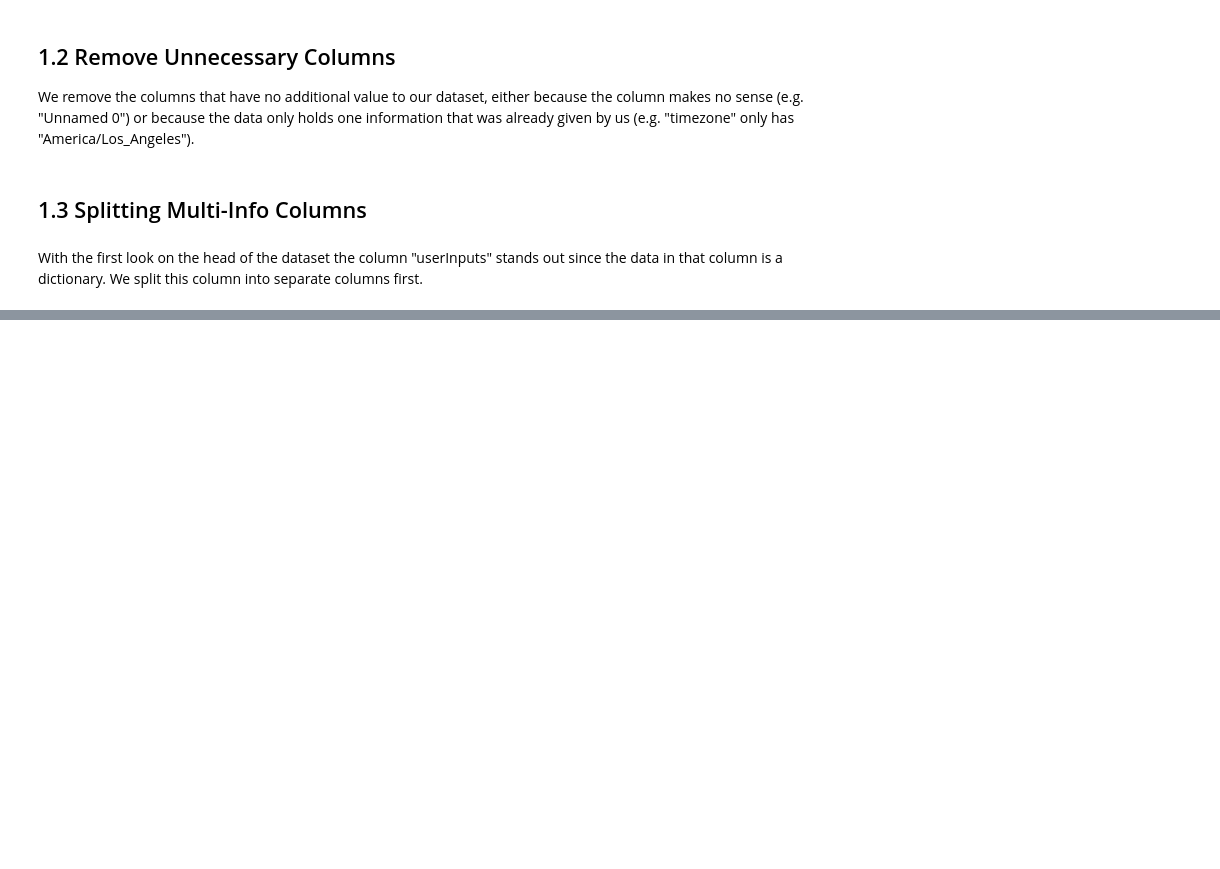
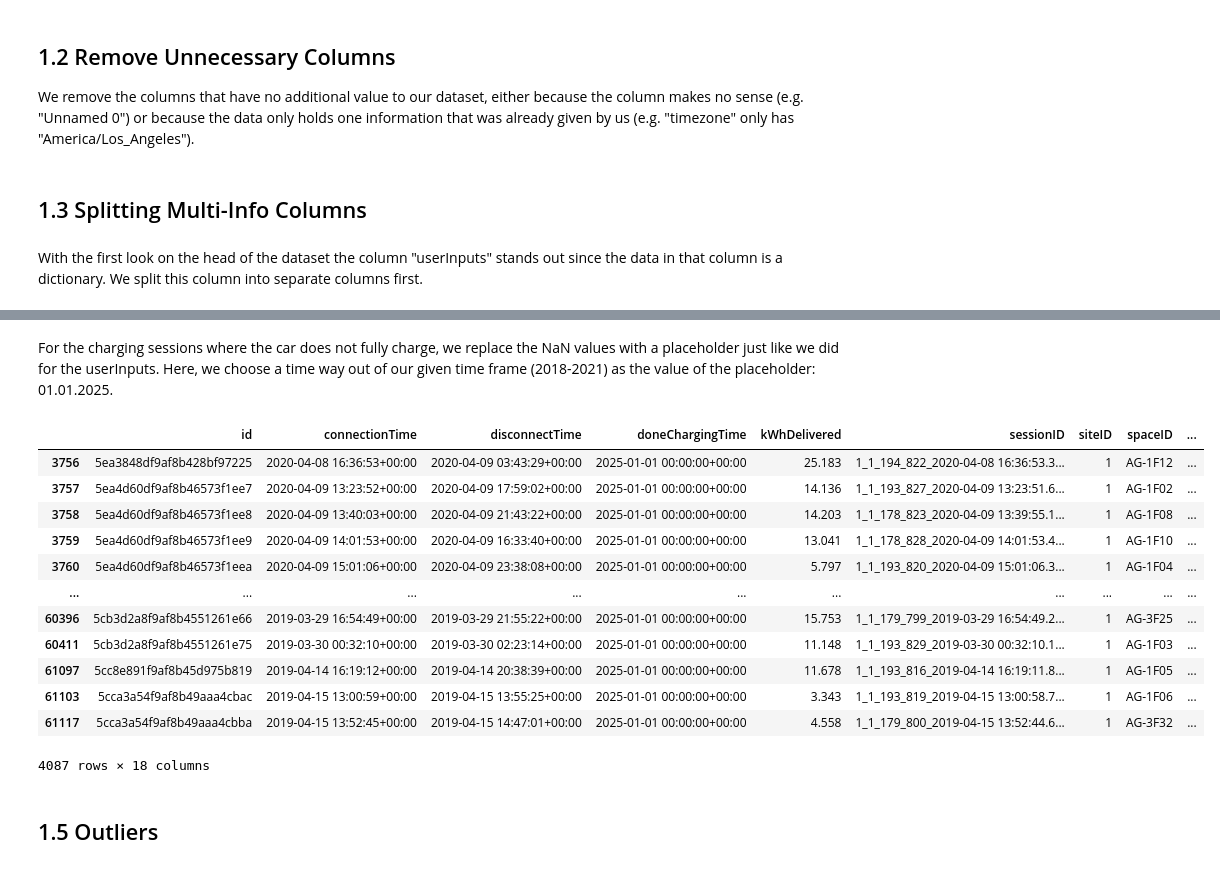
Before and after one commit to ge02/GinyuForce, a Jupyter notebook: 01_Data_Preparation.ipynb, the cells around one changed output, grey strips where cells are left out. Cells and saved outputs as stored; diff of their text form; code cells hidden in the pictures; blank space fills up the shorter version.

```diff
--- a/01_Data_Preparation.ipynb
+++ b/01_Data_Preparation.ipynb
@@ -95,0 +119,8 @@ charging_set
+# %%
+# check number of duplicates
+n_duplicates = charging_set.duplicated().sum()
+print("sum of duplicates:", n_duplicates)
+
+# remove all duplicates
+charging_set.drop_duplicates(inplace=True)
+(charging_set.head(5))
@@ -95,0 +308,4 @@ charging_set
+# %%
+# update doneChargingTime to disconnectTime for rows where the condition is not satisfied
+charging_set.loc[~condition & charging_set['doneChargingTime'].notna(), 'doneChargingTime'] = charging_set.loc[~condition & charging_set['doneChargingTime'].notna(), 'disconnectTime']
+charging_set[~condition][['doneChargingTime', 'disconnectTime']]
@@ -95,0 +326,22 @@ charging_set
+# %% [markdown]
+For the charging sessions where the car does not fully charge, we replace the NaN values with a placeholder just like we did for the userInputs. Here, we choose a time way out of our given time frame (2018-2021) as the value of the placeholder: 01.01.2025.
+# %%
+placeholder_datetime = pd.to_datetime('2025-01-01 00:00:00+00:00')
+charging_set["doneChargingTime"] = charging_set["doneChargingTime"].fillna(placeholder_datetime)
+charging_set[charging_set['doneChargingTime'] == placeholder_datetime]
+# %% [output]
+|  | id | connectionTime | disconnectTime | doneChargingTime | kWhDelivered | sessionID | siteID | spaceID | ... |
+| 3756 | 5ea3848df9af8b428bf97225 | 2020-04-08 16:36:53+00:00 | 2020-04-09 03:43:29+00:00 | 2025-01-01 00:00:00+00:00 | 25.183 | 1_1_194_822_2020-04-08 16:36:53.3... | 1 | AG-1F12 | ... |
+| 3757 | 5ea4d60df9af8b46573f1ee7 | 2020-04-09 13:23:52+00:00 | 2020-04-09 17:59:02+00:00 | 2025-01-01 00:00:00+00:00 | 14.136 | 1_1_193_827_2020-04-09 13:23:51.6... | 1 | AG-1F02 | ... |
+| 3758 | 5ea4d60df9af8b46573f1ee8 | 2020-04-09 13:40:03+00:00 | 2020-04-09 21:43:22+00:00 | 2025-01-01 00:00:00+00:00 | 14.203 | 1_1_178_823_2020-04-09 13:39:55.1... | 1 | AG-1F08 | ... |
+| 3759 | 5ea4d60df9af8b46573f1ee9 | 2020-04-09 14:01:53+00:00 | 2020-04-09 16:33:40+00:00 | 2025-01-01 00:00:00+00:00 | 13.041 | 1_1_178_828_2020-04-09 14:01:53.4... | 1 | AG-1F10 | ... |
+| 3760 | 5ea4d60df9af8b46573f1eea | 2020-04-09 15:01:06+00:00 | 2020-04-09 23:38:08+00:00 | 2025-01-01 00:00:00+00:00 | 5.797 | 1_1_193_820_2020-04-09 15:01:06.3... | 1 | AG-1F04 | ... |
+| ... | ... | ... | ... | ... | ... | ... | ... | ... | ... |
+| 60396 | 5cb3d2a8f9af8b4551261e66 | 2019-03-29 16:54:49+00:00 | 2019-03-29 21:55:22+00:00 | 2025-01-01 00:00:00+00:00 | 15.753 | 1_1_179_799_2019-03-29 16:54:49.2... | 1 | AG-3F25 | ... |
+| 60411 | 5cb3d2a8f9af8b4551261e75 | 2019-03-30 00:32:10+00:00 | 2019-03-30 02:23:14+00:00 | 2025-01-01 00:00:00+00:00 | 11.148 | 1_1_193_829_2019-03-30 00:32:10.1... | 1 | AG-1F03 | ... |
+| 61097 | 5cc8e891f9af8b45d975b819 | 2019-04-14 16:19:12+00:00 | 2019-04-14 20:38:39+00:00 | 2025-01-01 00:00:00+00:00 | 11.678 | 1_1_193_816_2019-04-14 16:19:11.8... | 1 | AG-1F05 | ... |
+| 61103 | 5cca3a54f9af8b49aaa4cbac | 2019-04-15 13:00:59+00:00 | 2019-04-15 13:55:25+00:00 | 2025-01-01 00:00:00+00:00 | 3.343 | 1_1_193_819_2019-04-15 13:00:58.7... | 1 | AG-1F06 | ... |
+| 61117 | 5cca3a54f9af8b49aaa4cbba | 2019-04-15 13:52:45+00:00 | 2019-04-15 14:47:01+00:00 | 2025-01-01 00:00:00+00:00 | 4.558 | 1_1_179_800_2019-04-15 13:52:44.6... | 1 | AG-3F32 | ... |
+4087 rows × 18 columns
+# %% [markdown]
+## 1.5 Outliers
```
Also changed, not shown: parts of 26 cells of this notebook.
